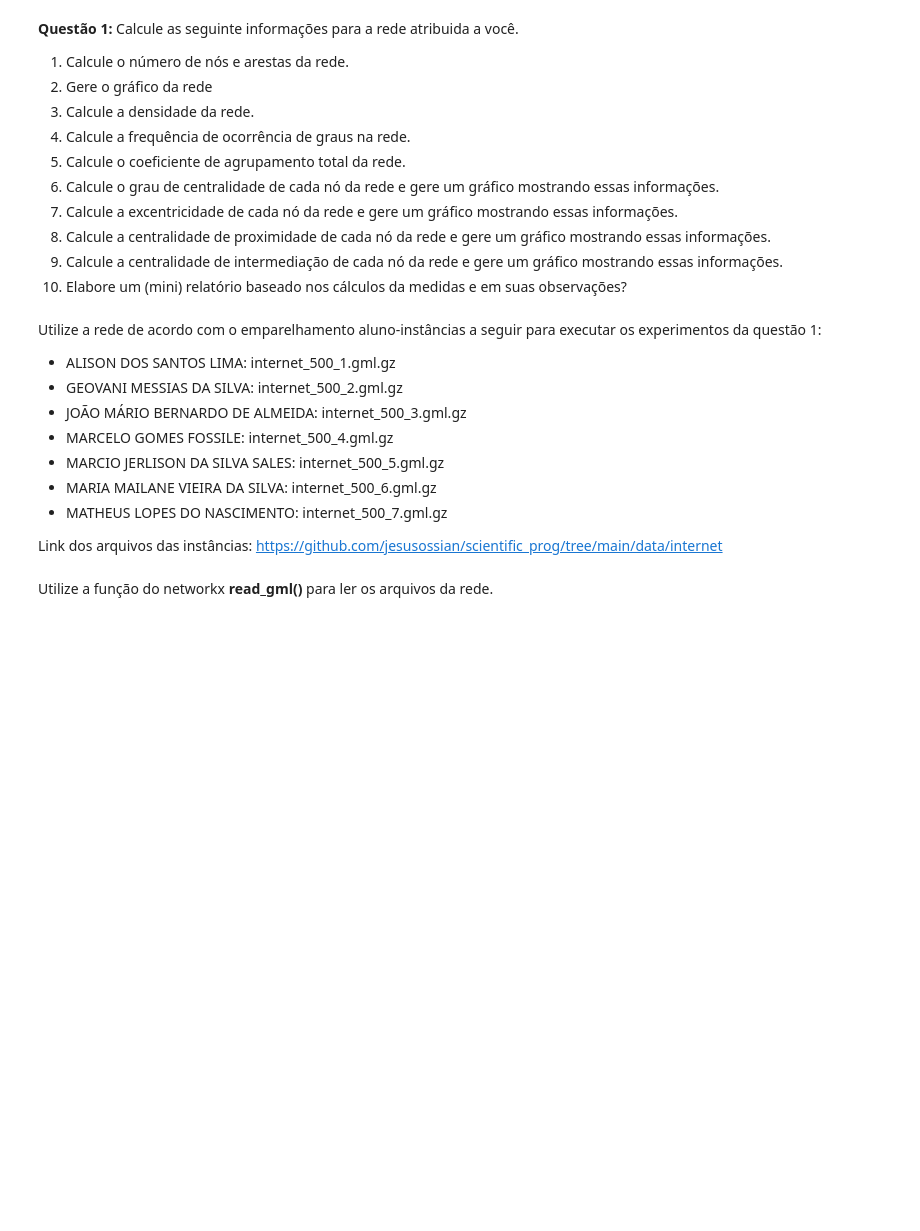
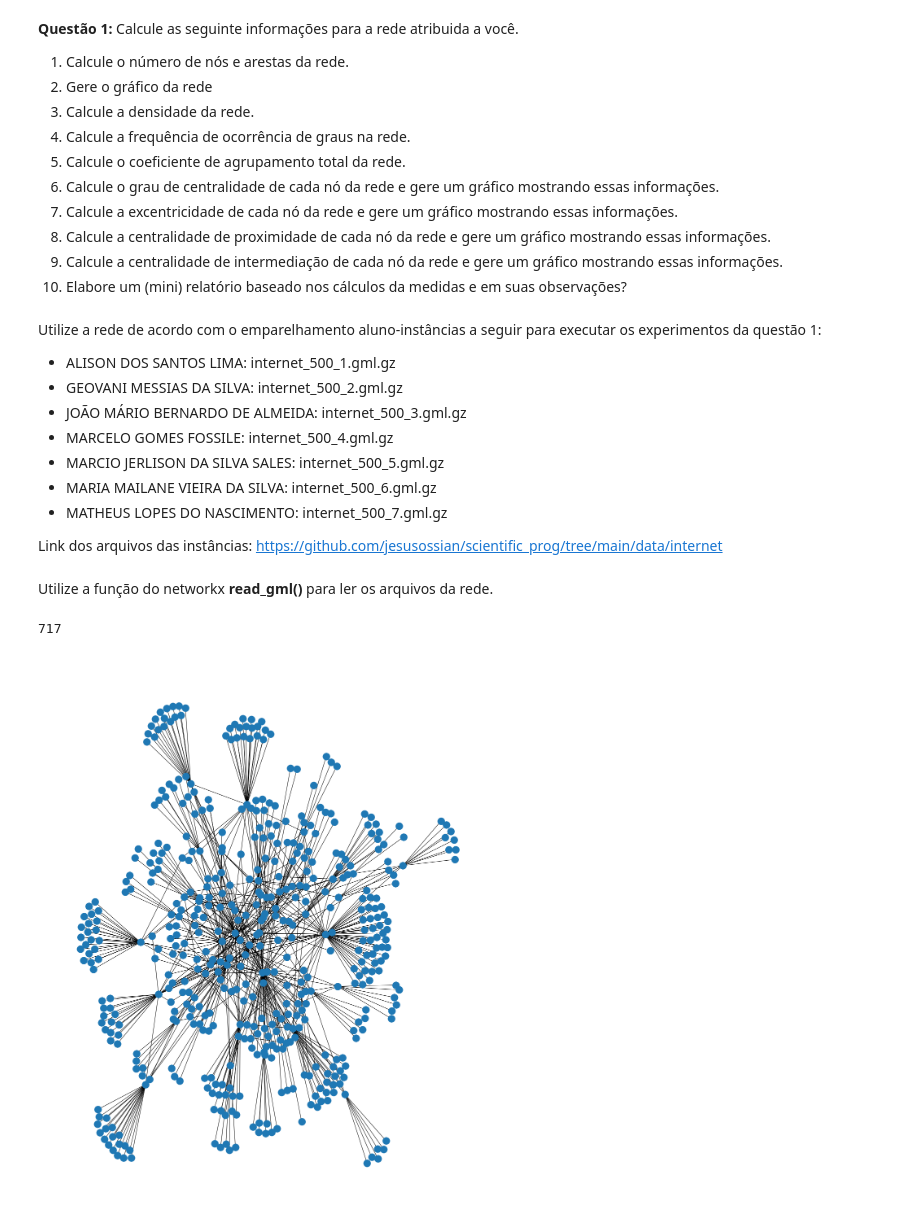
Before and after one commit to jesusossian/scientific_prog, a Jupyter notebook: trabalhos/trabalho03.ipynb, the cells around one changed output. Drawn from its saved outputs; the diff is of its cells as text; code cells hidden in the pictures; blank space fills up the shorter version.

```diff
--- a/trabalhos/trabalho03.ipynb
+++ b/trabalhos/trabalho03.ipynb
@@ -27,3 +27,12 @@ Utilize a rede de acordo com o emparelhamento aluno-instâncias a seguir para ex
 Link dos arquivos das instâncias: https://github.com/jesusossian/scientific_prog/tree/main/data/internet
 # %% [markdown]
 Utilize a função do networkx **read_gml()** para ler os arquivos da rede.
+# %%
+import networkx as nx
+
+G = nx.read_gml("../data/internet/internet_500_7.gml.gz")
+
+n = nx.number_of_edges(G)
+print(n)
+# %% [output]
+717
@@ -29,0 +42,6 @@ Utilize a função do networkx **read_gml()** para ler os arquivos da rede.
+# %%
+fig, ax = plt.subplots(figsize=(20,25))
+nx.draw(G)
+plt.show()
+# %% [output]
+[figure, added]
```
Also changed, not shown: parts of 1 cell of this notebook, 5 other files.
